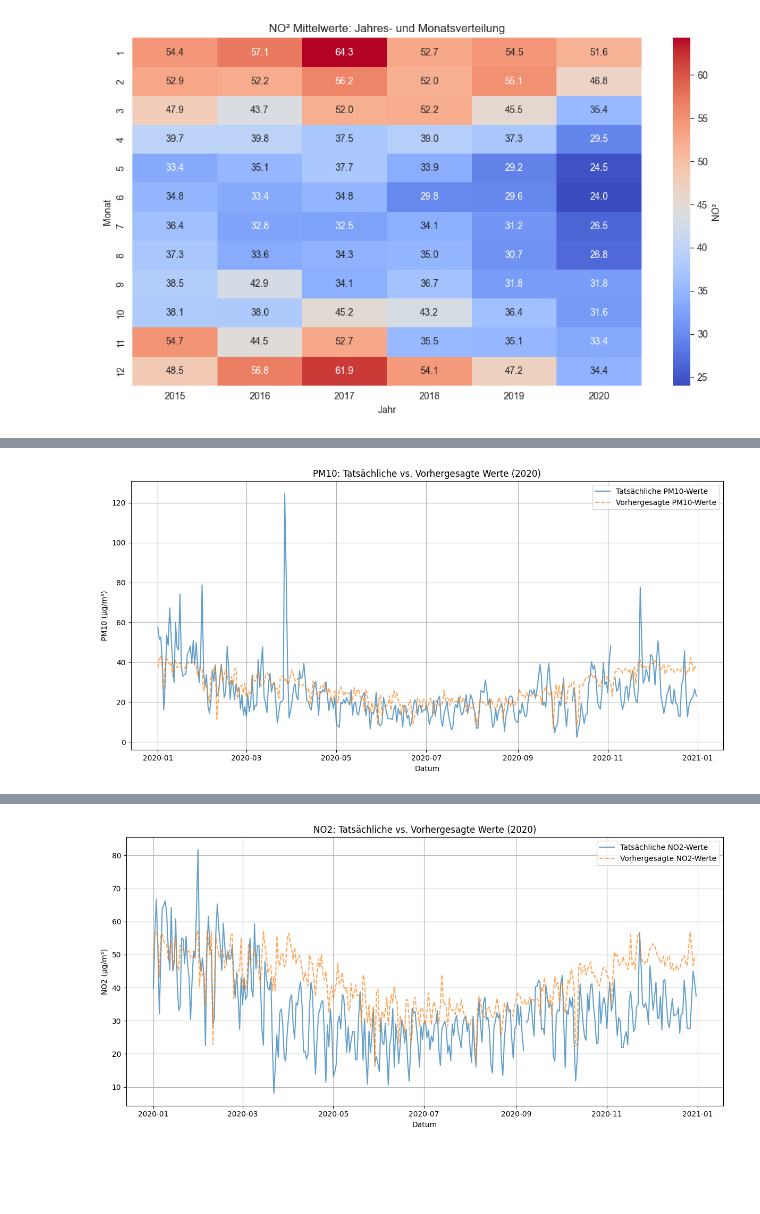
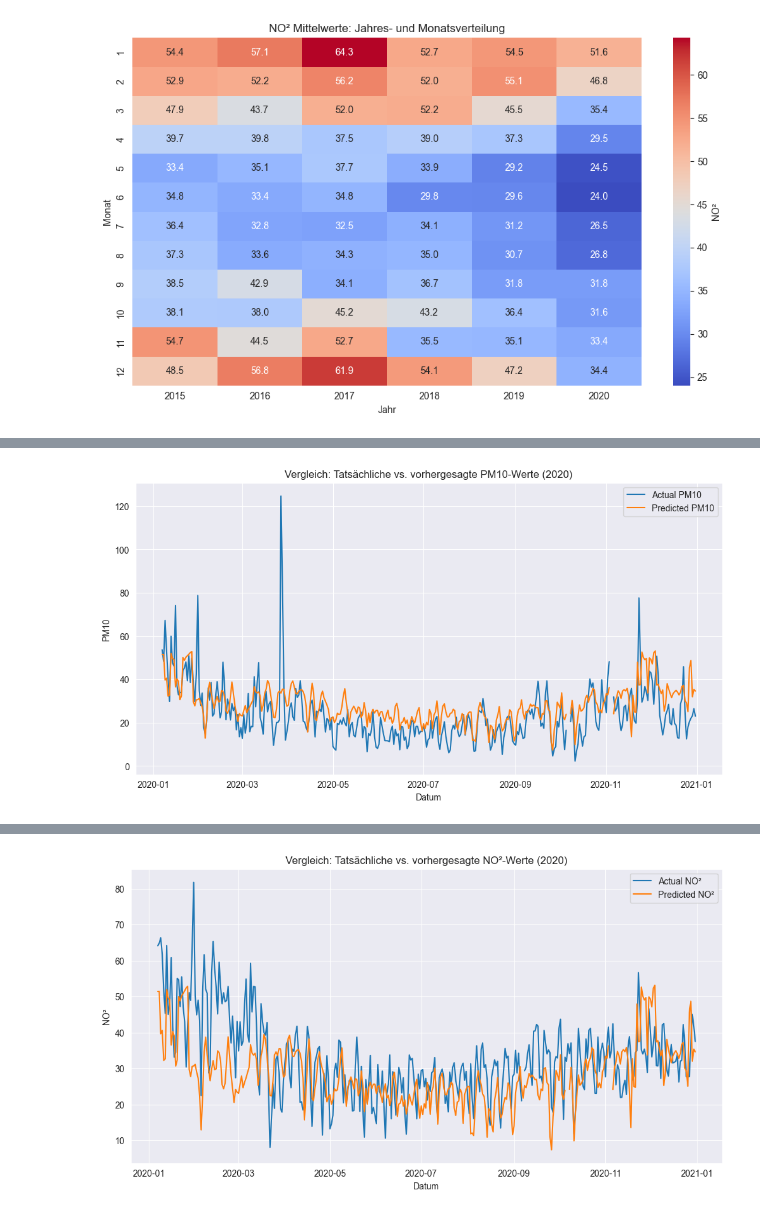
Before and after one commit to Veit-Kramer-Schoeggl/statistik_A02, a Jupyter notebook: A02-TeamA.ipynb, the cells around one changed output, grey strips where cells are left out. Drawn from its saved outputs; the diff is of its cells as text; code cells hidden in the pictures; blank space fills up the shorter version.

```diff
--- a/A02-TeamA.ipynb
+++ b/A02-TeamA.ipynb
@@ -492,6 +467,7 @@ Residual       306669.806599  1778.0         NaN           NaN
 
 # a) Berechnung der Temperaturdifferenz
 train_graz_df['temp_diff'] = train_graz_df['temp'] - train_kalk_df['temp']
+test_graz_df['temp_diff'] = test_graz_df['temp'] - test_graz_df['temp']
 
 # b) Berechnung mittels neuer Variable:
 response_variable = "no2"
@@ -990,60 +944,39 @@ NO2 Wurzel: ShapiroResult(statistic=0.9971010027683719, pvalue=0.002016820763372
 # 6) Modell aus Punkt 5 wird für die Vorhersage 2020 benutzt
 ###############################################################################
 
-# Testdaten für das Jahr 2020 vorbereiten
-mask_2020 = (df_graz.index.year == 2020)
-test_df = df_graz[mask_2020].copy()
 
-# Vorhersage mit Wurzeltransformation für PM10
-# Das  Modell `pm10_wurzel` aus Punkt 5 wird hier verwendet.
-# Es wird auf die Prädiktoren angewendet, um die Vorhersage auf der Wurzelskala zu berechnen.
-test_df['predicted_sqrt_pm10'] = pm10_wurzel.predict(test_df[praediktoren])
+# 1) Testdaten für 2020 vorbereiten
+test_model_df = prepare_model_dataframe(test_graz_df)
 
-# Rücktransformation: Vorhersagewerte von der Wurzelskala auf die Originalskala zurückführen
-test_df['predicted_pm10'] = test_df['predicted_sqrt_pm10'] ** 2
+# 2) Vorhersage für 2020 erzeugen
+predictions_2020 = regression_modell_pm10.predict(test_model_df)
 
-# Vorhersage mit Wurzeltransformation für NO2
-# Das Modell `no2_wurzel` aus Punkt 5 wird hier verwendet.
-# Es wird auf die Prädiktoren angewendet, um die Vorhersage auf der Wurzelskala zu berechnen.
-test_df['predicted_sqrt_no2'] = no2_wurzel.predict(test_df[praediktoren])
+# 3) Ergebnisse anschauen
+test_graz_df['predicted_pm10'] = predictions_2020
+print(test_graz_df[['pm10', 'predicted_pm10']].head(10))
 
-# Rücktransformation: Vorhersagewerte von der Wurzelskala auf die Originalskala zurückführen
-test_df['predicted_no2'] = test_df['predicted_sqrt_no2'] ** 2
-
-# Ergebnisse anzeigen
-print("Vorhersagen für 2020 (erste Zeilen):")
-# Hier werden die tatsächlichen Werte (`pm10`, `no2`) mit den vorhergesagten Werten (`predicted_pm10`, `predicted_no2`) verglichen.
-print(test_df[['pm10', 'predicted_pm10', 'no2', 'predicted_no2']].head())
-
-# Visualisierung mit PM10
 plt.figure(figsize=(12, 6))
-# Tatsächliche PM10-Werte für 2020
-plt.plot(test_df.index, test_df['pm10'], label='Tatsächliche PM10-Werte', alpha=0.7)
-# Vorhergesagte PM10-Werte für 2020, basierend auf dem Modell `pm10_wurzel`
-plt.plot(test_df.index, test_df['predicted_pm10'], label='Vorhergesagte PM10-Werte', linestyle='--', alpha=0.7)
-plt.title("PM10: Tatsächliche vs. Vorhergesagte Werte (2020)")
-plt.xlabel("Datum")
-plt.ylabel("PM10 (µg/m³)")
+plt.plot(test_graz_df.index, test_graz_df['pm10'], label='Actual PM10')
+plt.plot(test_graz_df.index, test_graz_df['predicted_pm10'], label='Predicted PM10')
+plt.title('Vergleich: Tatsächliche vs. vorhergesagte PM10-Werte (2020)')
+plt.xlabel('Datum')
+plt.ylabel('PM10')
 plt.legend()
-plt.grid()
-plt.tight_layout()
+plt.grid(True)
 plt.show()
 
-# Visualisierung mit NO2
+test_graz_df['predicted_no2'] = predictions_2020
+print(test_graz_df[['no2', 'predicted_pm10']].head(10))
+
 plt.figure(figsize=(12, 6))
-# Tatsächliche NO2-Werte für 2020
-plt.plot(test_df.index, test_df['no2'], label='Tatsächliche NO2-Werte', alpha=0.7)
-# Vorhergesagte NO2-Werte für 2020, basierend auf dem Modell `no2_wurzel`
-plt.plot(test_df.index, test_df['predicted_no2'], label='Vorhergesagte NO2-Werte', linestyle='--', alpha=0.7)
-plt.title("NO2: Tatsächliche vs. Vorhergesagte Werte (2020)")
-plt.xlabel("Datum")
-plt.ylabel("NO2 (µg/m³)")
+plt.plot(test_graz_df.index, test_graz_df['no2'], label='Actual NO²')
+plt.plot(test_graz_df.index, test_graz_df['predicted_no2'], label='Predicted NO²')
+plt.title('Vergleich: Tatsächliche vs. vorhergesagte NO²-Werte (2020)')
+plt.xlabel('Datum')
+plt.ylabel('NO²')
 plt.legend()
-plt.grid()
-plt.tight_layout()
+plt.grid(True)
 plt.show()
 
-# Zeigt eine einigermaßen gute Vorhersage gemessen an der relative schlechten Adj. R-squared.
-# Eindeutig erkennbar ist der Effekt von COVID-19 im März-April 2020 (erster Lockdown) bei NO² hier wurde der tatsächliche Wert von unserem Modell deutlich überschätzt.
-# zudem sieht man auch die Effekte des zweiten Lockdowns beginnend im November des selben Jahres.
+# Scheinbar ist unser modell nicht besonders gut in der Vorhersage der Daten. Es folgt zwar allgemein dem Trend extremwerte etc kann es aber so gut wie gar nicht vorhersagen.
 # %% [output]
@@ -1058 +995 @@ DateTime
-[figure, old version]
+[figure, new version]
@@ -1059,4 +1008,4 @@ DateTime
-[figure, old version]
+[figure, new version]
 # %%
 ###############################################################################
 # 7) Vergleichen der Vorhersage für 2020 mit den wahren Werten aus 2020
```
Also changed, not shown: parts of 18 cells of this notebook.
